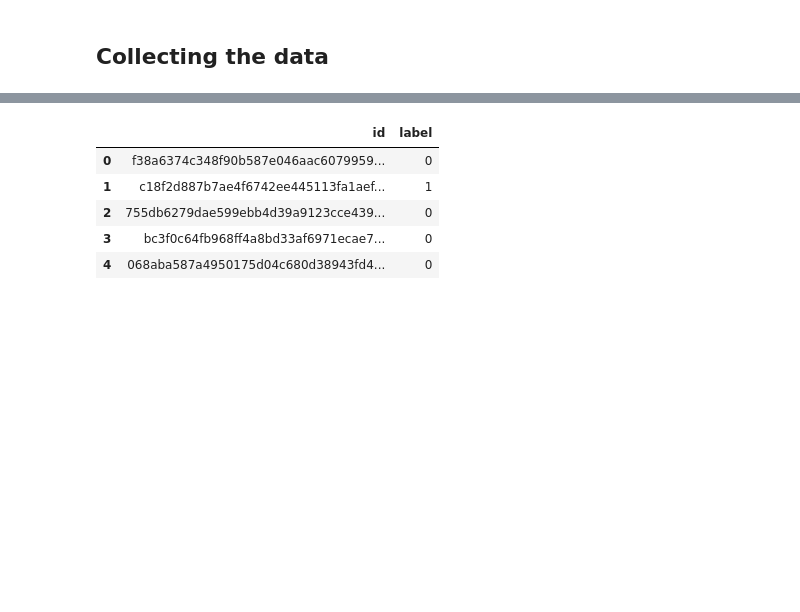
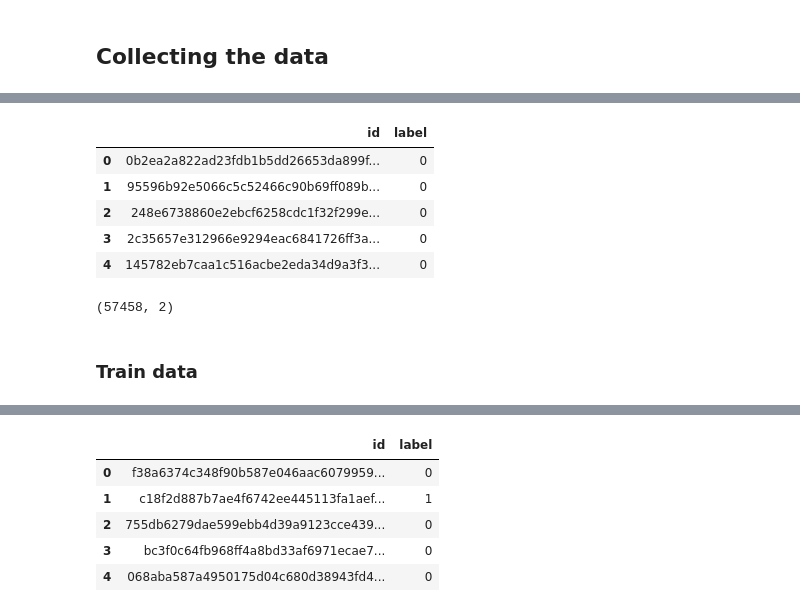
Before and after one commit to subratamondal1/P_Cancer_Detection, a Jupyter notebook: cnn-image-classifier.ipynb, the cells around one changed output, grey strips where cells are left out. Cells and saved outputs as stored; diff of their text form; code cells hidden in the pictures; blank space fills up the shorter version.

Commit message:
Kaggle Notebook | CNN Image Classifier | Version 4

```diff
--- a/cnn-image-classifier.ipynb
+++ b/cnn-image-classifier.ipynb
@@ -46,2 +59,7 @@ pytorch ligthening version: 2.0.4
+# %%
+csv_submission_ex_file = '/kaggle/input/histopathologic-cancer-detection/sample_submission.csv'
+train_labels_csv_file = '/kaggle/input/histopathologic-cancer-detection/train_labels.csv'
+train_dir = '/kaggle/input/histopathologic-cancer-detection/train/'
+test_dir = '/kaggle/input/histopathologic-cancer-detection/test/'
 # %% [markdown]
 ## Collecting the data
@@ -74,0 +82,16 @@ a24ce148f6ffa7ef8eefb4efb12ebffe8dd700da,1
+# %%
+submission_data_df = pd.read_csv(filepath_or_buffer=csv_submission_ex_file)
+submission_data_df.head()
+# %% [output]
+|  | id | label |
+| 0 | 0b2ea2a822ad23fdb1b5dd26653da899f... | 0 |
+| 1 | 95596b92e5066c5c52466c90b69ff089b... | 0 |
+| 2 | 248e6738860e2ebcf6258cdc1f32f299e... | 0 |
+| 3 | 2c35657e312966e9294eac6841726ff3a... | 0 |
+| 4 | 145782eb7caa1c516acbe2eda34d9a3f3... | 0 |
+# %%
+submission_data_df.shape
+# %% [output]
+(57458, 2)
+# %% [markdown]
+### Train data
```
Also changed, not shown: parts of 24 cells of this notebook.
